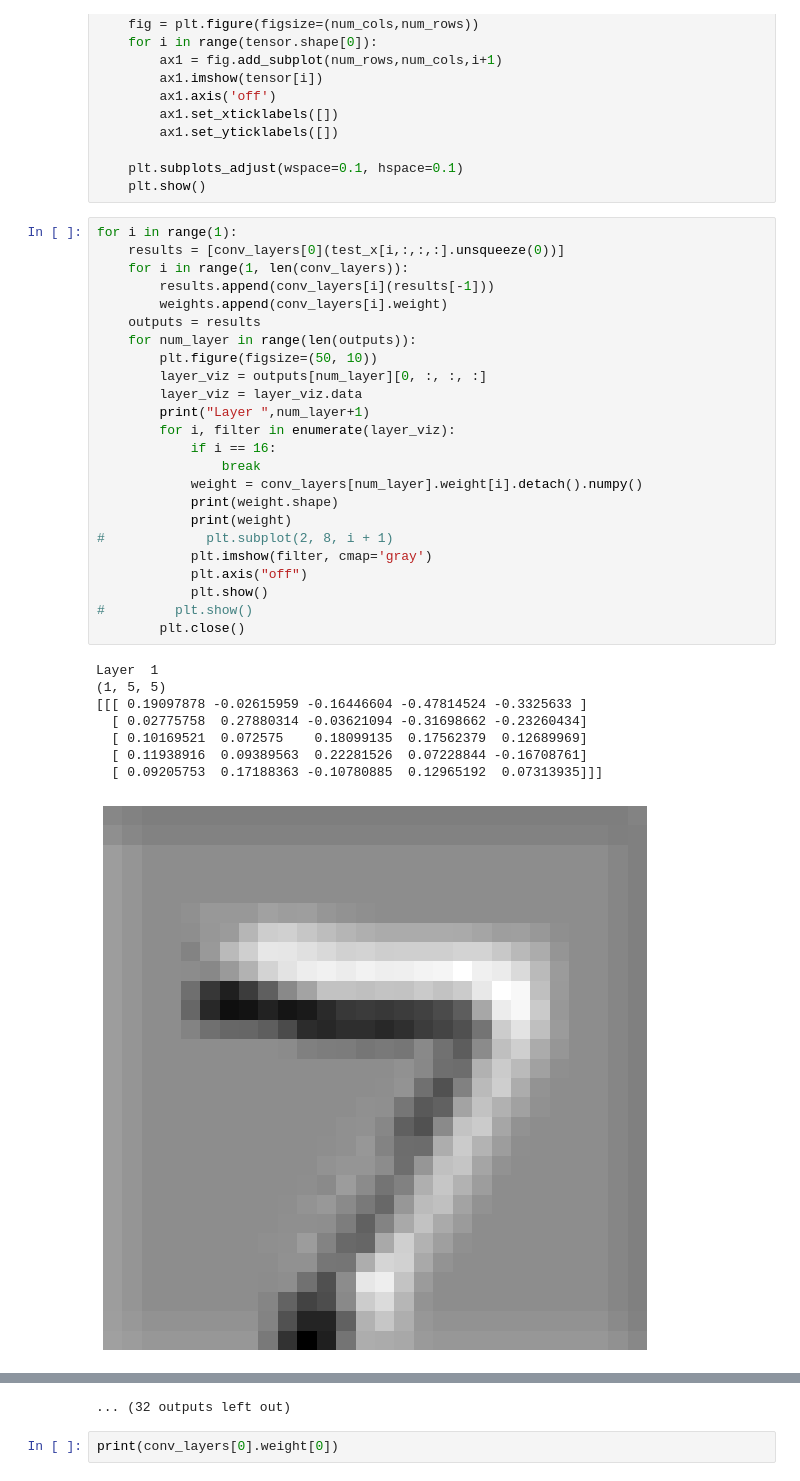
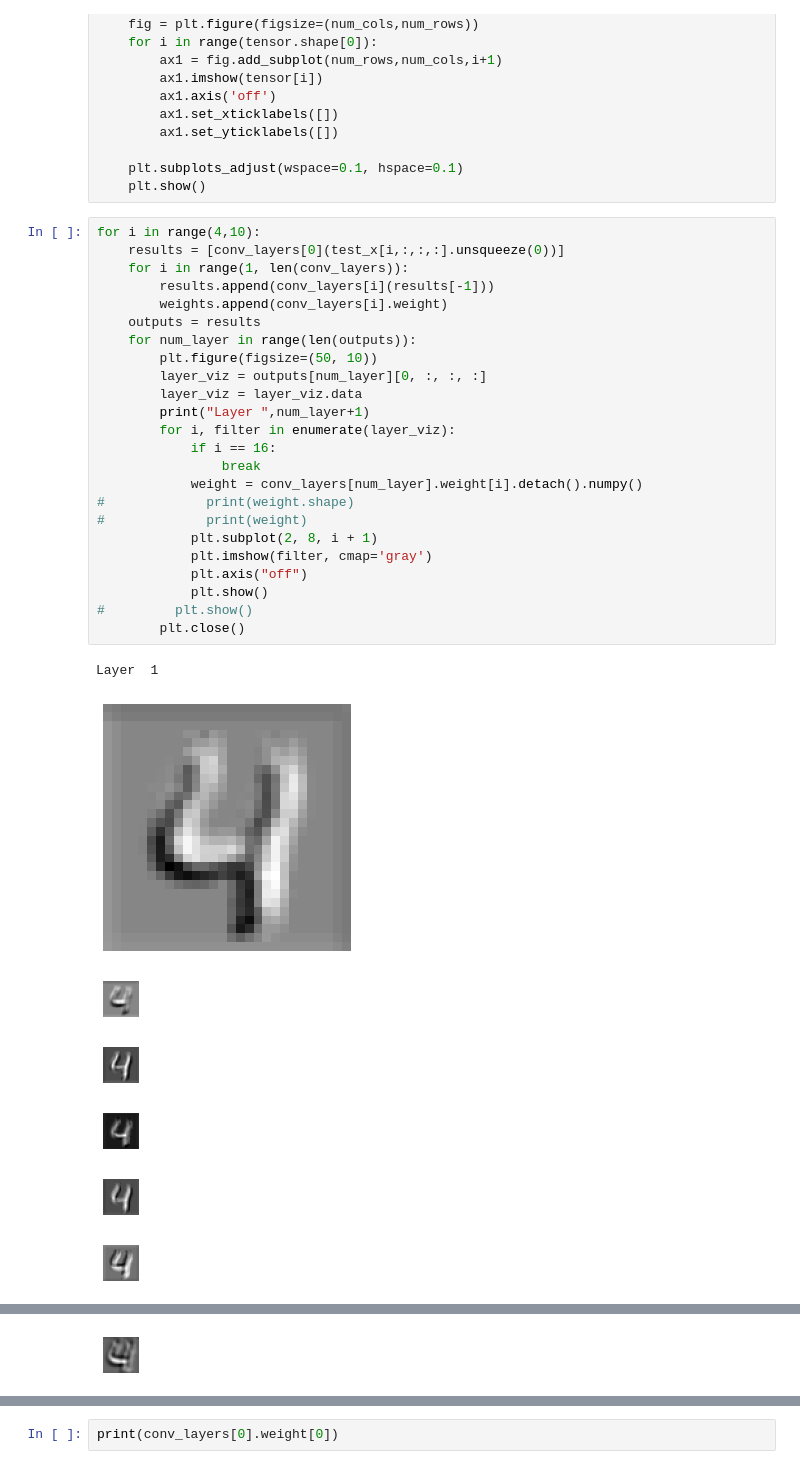
Before and after one commit to CV-NLP-Lab/SciDev, a Jupyter notebook: 2_conv/3_lenet.ipynb, the cells around one changed output, grey strips where cells are left out. Cells and saved outputs as stored; diff of their text form.

```diff
--- a/2_conv/3_lenet.ipynb
+++ b/2_conv/3_lenet.ipynb
@@ -377,35 +376,34 @@ def plot_kernels(tensor, num_cols=8):
     plt.subplots_adjust(wspace=0.1, hspace=0.1)
     plt.show()
 # %%
-for i in range(1):
+for i in range(4,10):
     results = [conv_layers[0](test_x[i,:,:,:].unsqueeze(0))]
     for i in range(1, len(conv_layers)):
         results.append(conv_layers[i](results[-1]))
         weights.append(conv_layers[i].weight)
     outputs = results
     for num_layer in range(len(outputs)):
         plt.figure(figsize=(50, 10))
         layer_viz = outputs[num_layer][0, :, :, :]
         layer_viz = layer_viz.data
         print("Layer ",num_layer+1)
         for i, filter in enumerate(layer_viz):
             if i == 16:
                 break
             weight = conv_layers[num_layer].weight[i].detach().numpy()
-            print(weight.shape)
-            print(weight)
-#             plt.subplot(2, 8, i + 1)
+#             print(weight.shape)
+#             print(weight)
+            plt.subplot(2, 8, i + 1)
             plt.imshow(filter, cmap='gray')
             plt.axis("off")
             plt.show()
 #         plt.show()
         plt.close()
 # %% [output]
 Layer  1
-(1, 5, 5)
-[[[ 0.19097878 -0.02615959 -0.16446604 -0.47814524 -0.3325633 ]
-  [ 0.02775758  0.27880314 -0.03621094 -0.31698662 -0.23260434]
-  [ 0.10169521  0.072575    0.18099135  0.17562379  0.12689969]
-  [ 0.11938916  0.09389563  0.22281526  0.07228844 -0.16708761]
-  [ 0.09205753  0.17188363 -0.10780885  0.12965192  0.07313935]]]
-[figure, old version]
+[figure, new version]
+[figure, new version]
+[figure, new version]
+[figure, new version]
+[figure, new version]
+[figure, new version]
@@ -418,0 +412 @@ Layer  1
+[figure, added]
@@ -447,4 +416,3 @@ Layer  1
-... (32 outputs left out)
 # %%
 print(conv_layers[0].weight[0])
 # %% [output]
```
Also changed, not shown: parts of 2 cells of this notebook, 39 other files.
